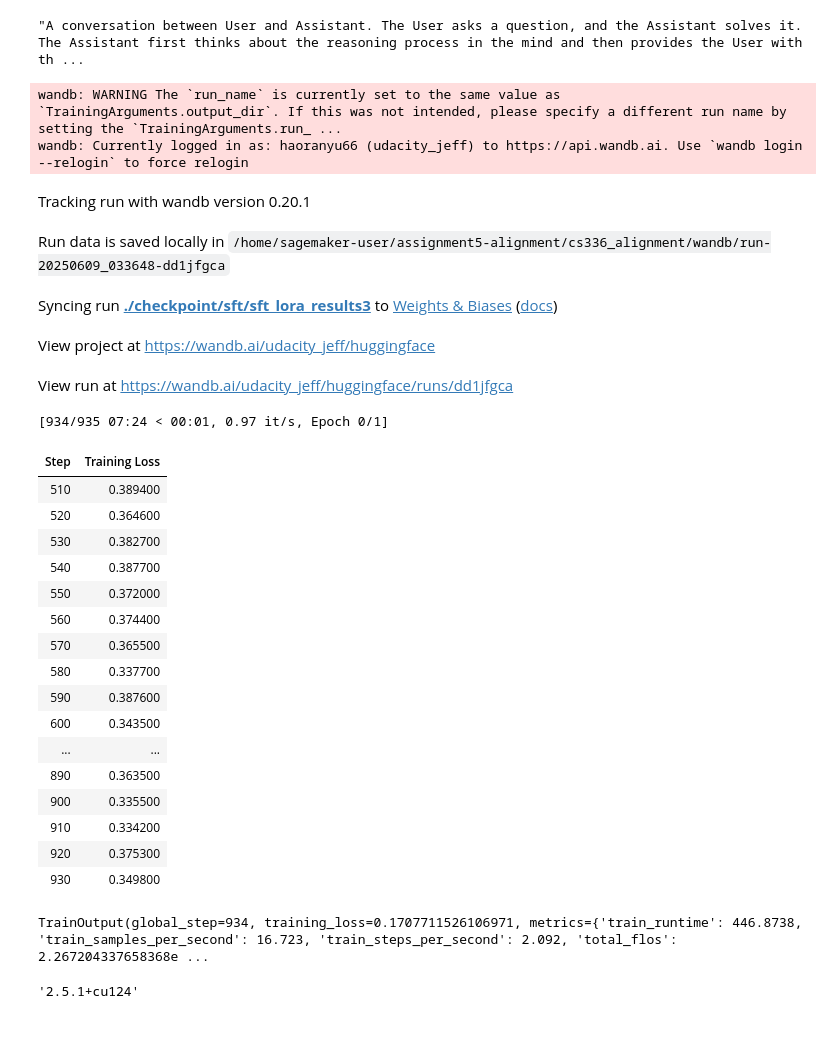
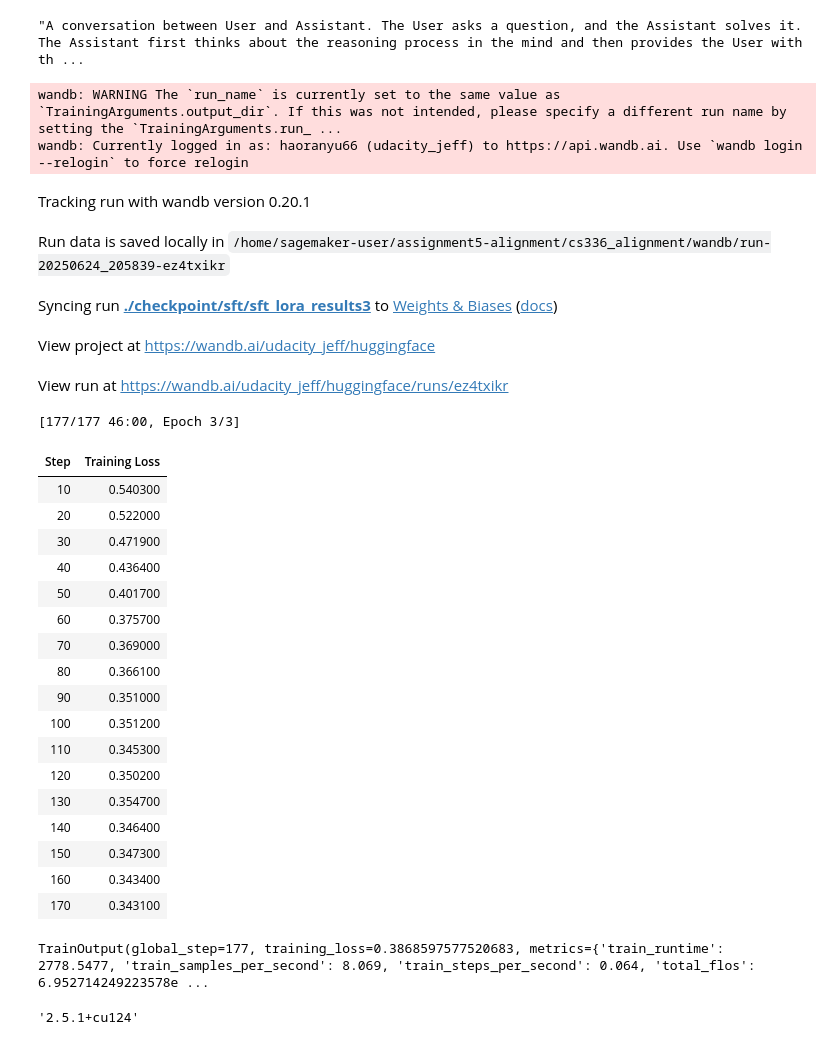
Before and after one commit to haorany2/assignment5-alignment, a Jupyter notebook: cs336_alignment/tryout2.ipynb, the cells around one changed output. Drawn from its saved outputs; the diff is of its cells as text; code cells hidden in the pictures.

```diff
--- a/cs336_alignment/tryout2.ipynb
+++ b/cs336_alignment/tryout2.ipynb
@@ -196,9 +198,9 @@ sft_config = SFTConfig(
     max_seq_length=1024,
     output_dir="./checkpoint/sft/sft_lora_results3",
     per_device_train_batch_size=2,
-    gradient_accumulation_steps=4,
-    learning_rate=1e-6,
-    num_train_epochs=1,
+    gradient_accumulation_steps=64,
+    learning_rate=4e-6,
+    num_train_epochs=3,
 
     logging_steps=10,
     label_names=["labels"],
@@ -216,8 +218,8 @@ sft_config = SFTConfig(
 lora_config = LoraConfig(
     task_type=TaskType.CAUSAL_LM,
     inference_mode=False,
-    r=32,
-    lora_alpha=32,
+    r=64,
+    lora_alpha=64,
     lora_dropout=0.1,
 
     modules_to_save=["embed_tokens", "lm_head"],
@@ -240,53 +242,54 @@ peft_model = get_peft_model(model, lora_config)
 #     per_device_train_batch_size=2,
 #     gradient_accumulation_steps=8,
 #     learning_rate=1e-4,
 #     num_train_epochs=3,
 #     fp16=True,
 #     logging_steps=1
 # )
 
 # 使用Trainer API进行训练
 trainer = SFTTrainer(
     model=peft_model,
     train_dataset=train_ds,
     data_collator=collator,
     args=sft_config,
 
 
     #data_collator=torch.utils.data.DataCollatorWithPadding(tokenizer=tokenizer)
 )
 
 #with torch.serialization.safe_globals([numpy.core.multiarray._reconstruct]):
 
 
 trainer.train(resume_from_checkpoint=False)  #set to false when not continue training
 # %% [output]
 wandb: WARNING The `run_name` is currently set to the same value as `TrainingArguments.output_dir`. If this was not intended, please specify a different run name by setting the `TrainingArguments.run_ ...
 wandb: Currently logged in as: haoranyu66 (udacity_jeff) to https://api.wandb.ai. Use `wandb login --relogin` to force relogin
 Tracking run with wandb version 0.20.1
-Run data is saved locally in /home/sagemaker-user/assignment5-alignment/cs336_alignment/wandb/run-20250609_033648-dd1jfgca
+Run data is saved locally in /home/sagemaker-user/assignment5-alignment/cs336_alignment/wandb/run-20250624_205839-ez4txikr
 Syncing run ./checkpoint/sft/sft_lora_results3 to Weights & Biases (docs)
 View project at https://wandb.ai/udacity_jeff/huggingface
-View run at https://wandb.ai/udacity_jeff/huggingface/runs/dd1jfgca
+View run at https://wandb.ai/udacity_jeff/huggingface/runs/ez4txikr
-[934/935 07:24 < 00:01, 0.97 it/s, Epoch 0/1]
+[177/177 46:00, Epoch 3/3]
 | Step | Training Loss |
-| 510 | 0.389400 |
-| 520 | 0.364600 |
-| 530 | 0.382700 |
-| 540 | 0.387700 |
-| 550 | 0.372000 |
-| 560 | 0.374400 |
-| 570 | 0.365500 |
-| 580 | 0.337700 |
-| 590 | 0.387600 |
-| 600 | 0.343500 |
-| ... | ... |
-| 890 | 0.363500 |
-| 900 | 0.335500 |
-| 910 | 0.334200 |
-| 920 | 0.375300 |
-| 930 | 0.349800 |
+| 10 | 0.540300 |
+| 20 | 0.522000 |
+| 30 | 0.471900 |
+| 40 | 0.436400 |
+| 50 | 0.401700 |
+| 60 | 0.375700 |
+| 70 | 0.369000 |
+| 80 | 0.366100 |
+| 90 | 0.351000 |
+| 100 | 0.351200 |
+| 110 | 0.345300 |
+| 120 | 0.350200 |
+| 130 | 0.354700 |
+| 140 | 0.346400 |
+| 150 | 0.347300 |
+| 160 | 0.343400 |
+| 170 | 0.343100 |
-TrainOutput(global_step=934, training_loss=0.1707711526106971, metrics={'train_runtime': 446.8738, 'train_samples_per_second': 16.723, 'train_steps_per_second': 2.092, 'total_flos': 2.267204337658368e ...
+TrainOutput(global_step=177, training_loss=0.3868597577520683, metrics={'train_runtime': 2778.5477, 'train_samples_per_second': 8.069, 'train_steps_per_second': 0.064, 'total_flos': 6.952714249223578e ...
 # %%
 # %% [output]
 '2.5.1+cu124'
```
Also changed, not shown: parts of 3 cells of this notebook, 1 other file.
